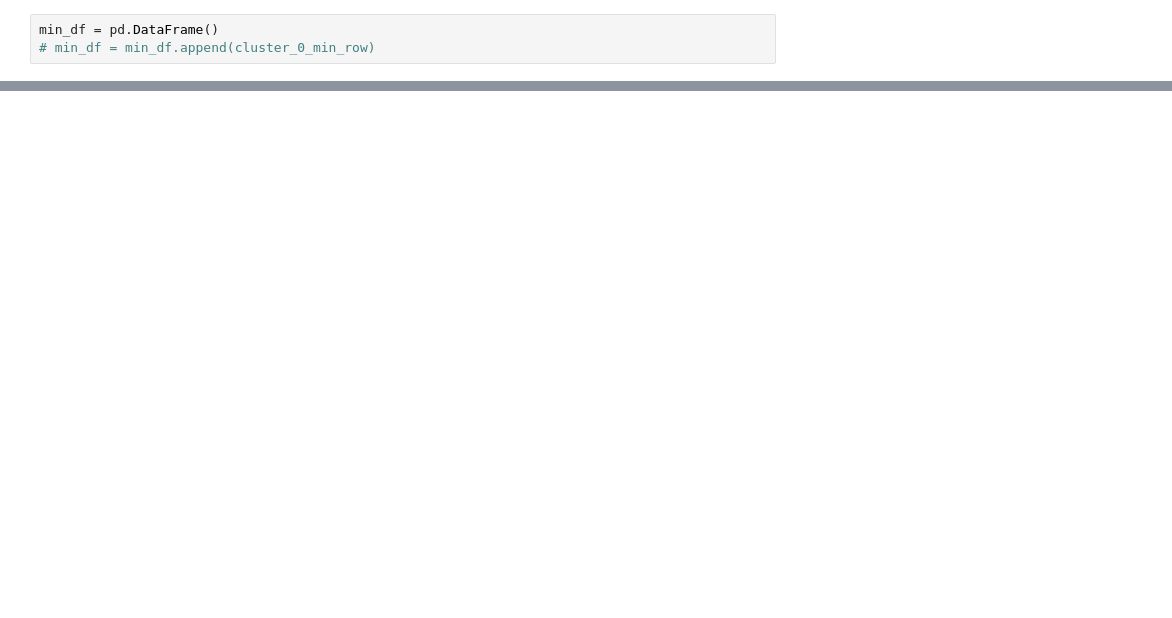
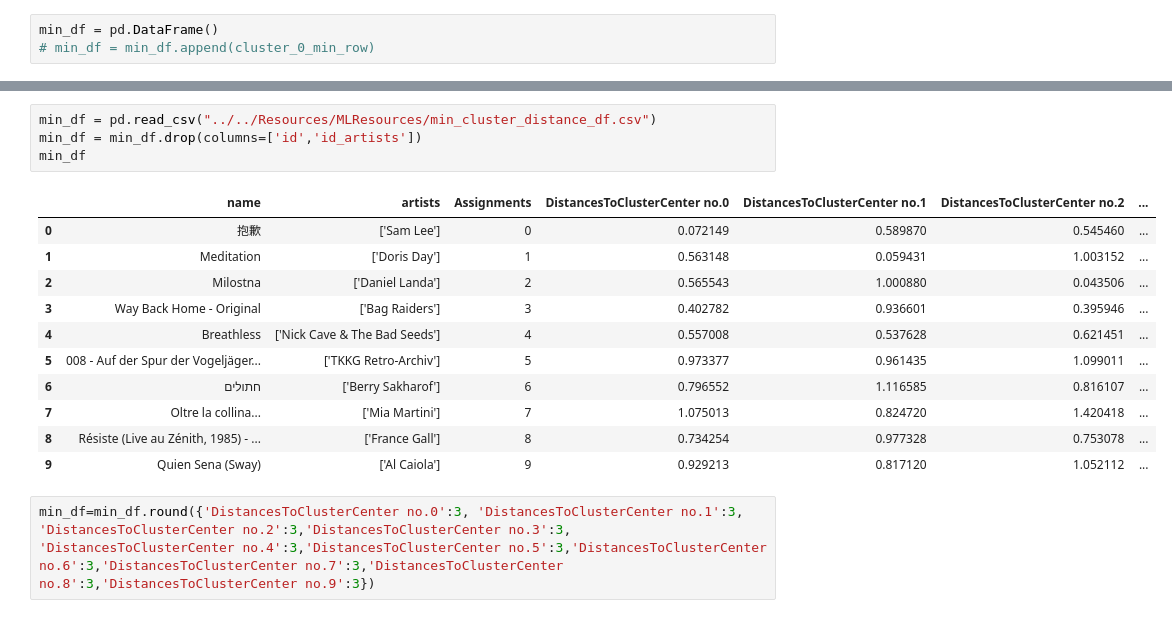
Before and after one commit to sabrinawjo/Music_ML, a Jupyter notebook: Alex/Part_2_ML/Cluster_distance_check.ipynb, the cells around one changed output, grey strips where cells are left out. Drawn from its saved outputs; the diff is of its cells as text; blank space fills up the shorter version.

Commit message:
min distance table

```diff
--- a/Alex/Part_2_ML/Cluster_distance_check.ipynb
+++ b/Alex/Part_2_ML/Cluster_distance_check.ipynb
@@ -84,0 +34,18 @@ min_df.to_csv("../../Resources/MLResources/min_cluster_distance_df.csv", index=F
+# %%
+min_df = pd.read_csv("../../Resources/MLResources/min_cluster_distance_df.csv")
+min_df = min_df.drop(columns=['id','id_artists'])
+min_df
+# %% [output]
+|  | name | artists | Assignments | DistancesToClusterCenter no.0 | DistancesToClusterCenter no.1 | DistancesToClusterCenter no.2 | ... |
+| 0 | 抱歉 | ['Sam Lee'] | 0 | 0.072149 | 0.589870 | 0.545460 | ... |
+| 1 | Meditation | ['Doris Day'] | 1 | 0.563148 | 0.059431 | 1.003152 | ... |
+| 2 | Milostna | ['Daniel Landa'] | 2 | 0.565543 | 1.000880 | 0.043506 | ... |
+| 3 | Way Back Home - Original | ['Bag Raiders'] | 3 | 0.402782 | 0.936601 | 0.395946 | ... |
+| 4 | Breathless | ['Nick Cave & The Bad Seeds'] | 4 | 0.557008 | 0.537628 | 0.621451 | ... |
+| 5 | 008 - Auf der Spur der Vogeljäger... | ['TKKG Retro-Archiv'] | 5 | 0.973377 | 0.961435 | 1.099011 | ... |
+| 6 | חתולים | ['Berry Sakharof'] | 6 | 0.796552 | 1.116585 | 0.816107 | ... |
+| 7 | Oltre la collina... | ['Mia Martini'] | 7 | 1.075013 | 0.824720 | 1.420418 | ... |
+| 8 | Résiste (Live au Zénith, 1985) - ... | ['France Gall'] | 8 | 0.734254 | 0.977328 | 0.753078 | ... |
+| 9 | Quien Sena (Sway) | ['Al Caiola'] | 9 | 0.929213 | 0.817120 | 1.052112 | ... |
+# %%
+min_df=min_df.round({'DistancesToClusterCenter no.0':3, 'DistancesToClusterCenter no.1':3, 'DistancesToClusterCenter no.2':3,'DistancesToClusterCenter no.3':3, 'DistancesToClusterCenter no.4':3,'DistancesToClusterCenter no.5':3,'DistancesToClusterCenter no.6':3,'DistancesToClusterCenter no.7':3,'DistancesToClusterCenter no.8':3,'DistancesToClusterCenter no.9':3})
```
Also changed, not shown: parts of 9 cells of this notebook, 1 other file.
